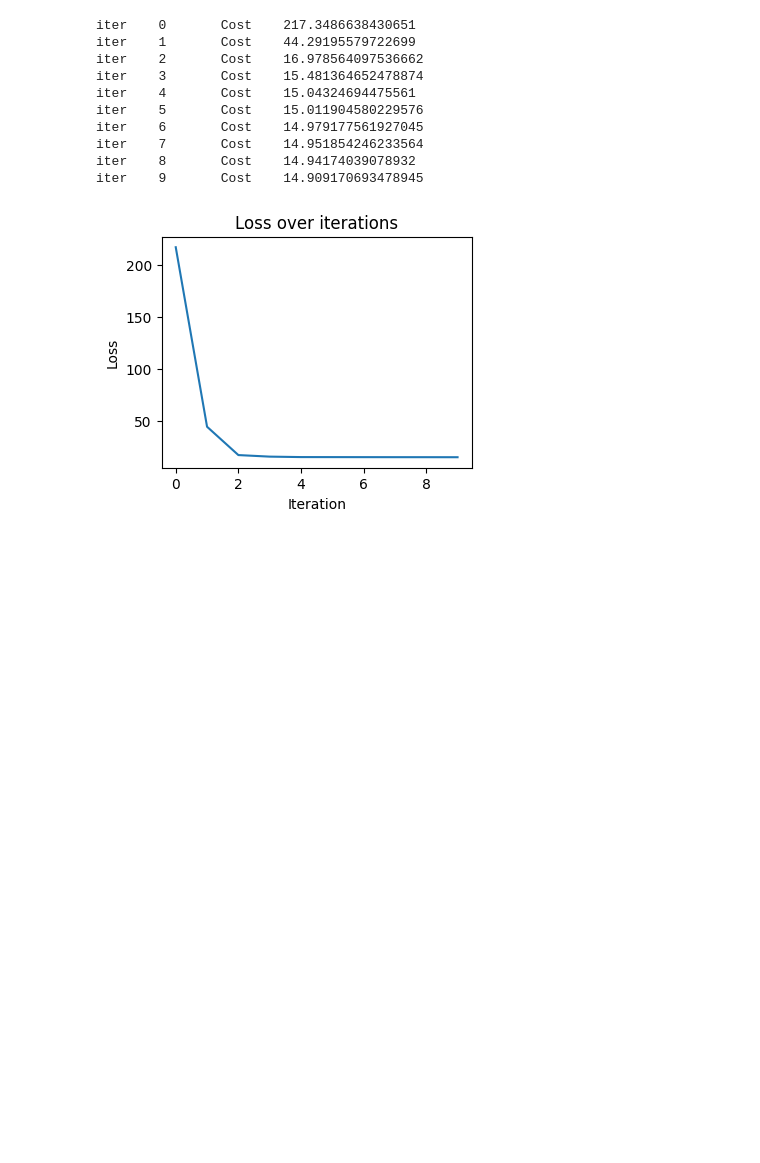
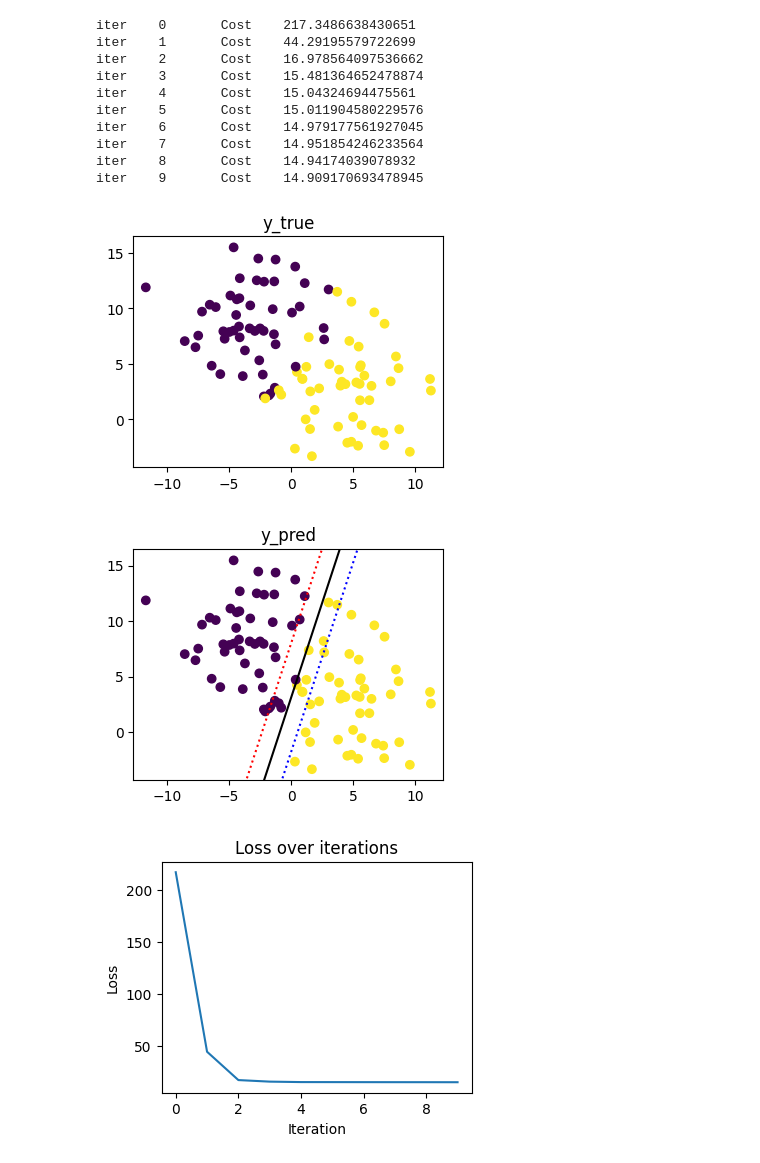
Before and after one commit to elios128/DSCamp, a Jupyter notebook: lesson_4_logistic_regression/lesson_4_Logistic_Regression_SVM_Hometask.ipynb, the cells around one changed output. Drawn from its saved outputs; the diff is of its cells as text; code cells hidden in the pictures; blank space fills up the shorter version.

```diff
--- a/lesson_4_logistic_regression/lesson_4_Logistic_Regression_SVM_Hometask.ipynb
+++ b/lesson_4_logistic_regression/lesson_4_Logistic_Regression_SVM_Hometask.ipynb
@@ -177,6 +177,11 @@ iter    6       Cost    14.979177561927045
 iter    7       Cost    14.951854246233564
 iter    8       Cost    14.94174039078932
 iter    9       Cost    14.909170693478945
+# %%
+plot_true_and_pred(X, y, w_new, b_new)
+# %% [output]
+[figure, added]
+[figure, added]
 # %%
 def plot_history(history):
     plt.figure(figsize=(4,3))
```
Also changed, not shown: parts of 1 cell of this notebook.
